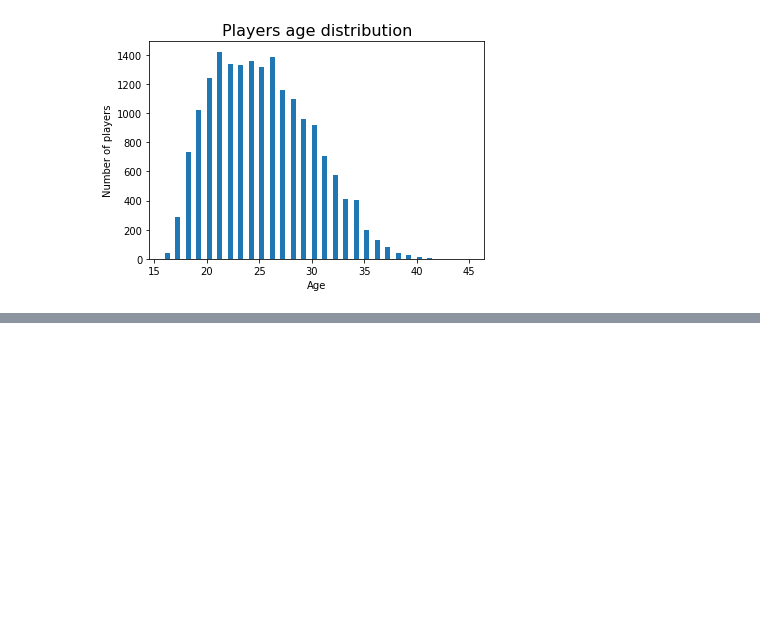
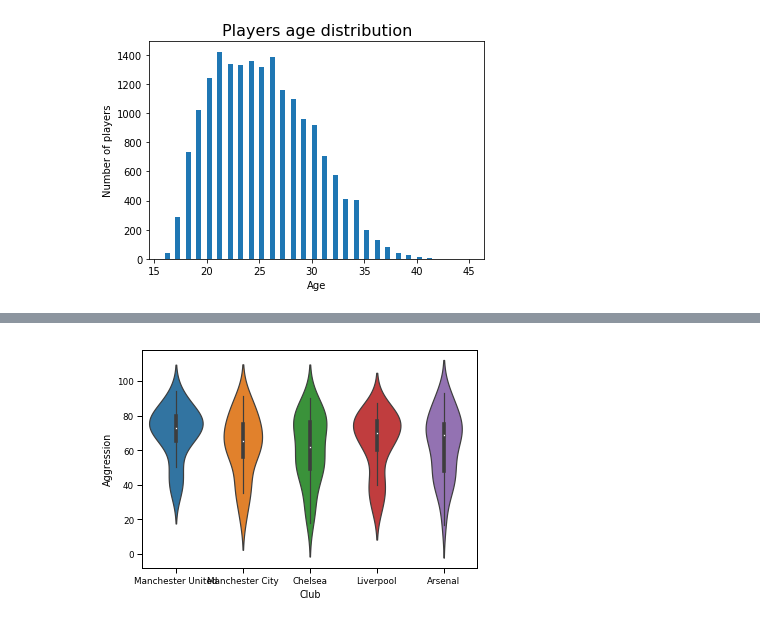
Before and after one commit to C-RNSHLT/fifa19_analysis, a Jupyter notebook: fifa19_PlayersAnalysis.ipynb, the cells around one changed output, grey strips where cells are left out. Saved outputs shown, nothing was run; the diff lists cells and outputs as text; code cells hidden in the pictures; blank space fills up the shorter version.

```diff
--- a/fifa19_PlayersAnalysis.ipynb
+++ b/fifa19_PlayersAnalysis.ipynb
@@ -252,0 +285,9 @@ sns.set_context("paper")
+# %%
+# Then we assign the value from the data set
+top6_clubs_aggression = df_fifa[df_fifa["Club"].isin(selected_clubs) & df_fifa["Aggression"]]
+
+#Then we make a violin plot
+sns.violinplot(x="Club", y="Aggression", data=top6_clubs_aggression)
+sns.set_context("paper")
+# %% [output]
+[figure, added]
```
Also changed, not shown: parts of 13 cells of this notebook.
